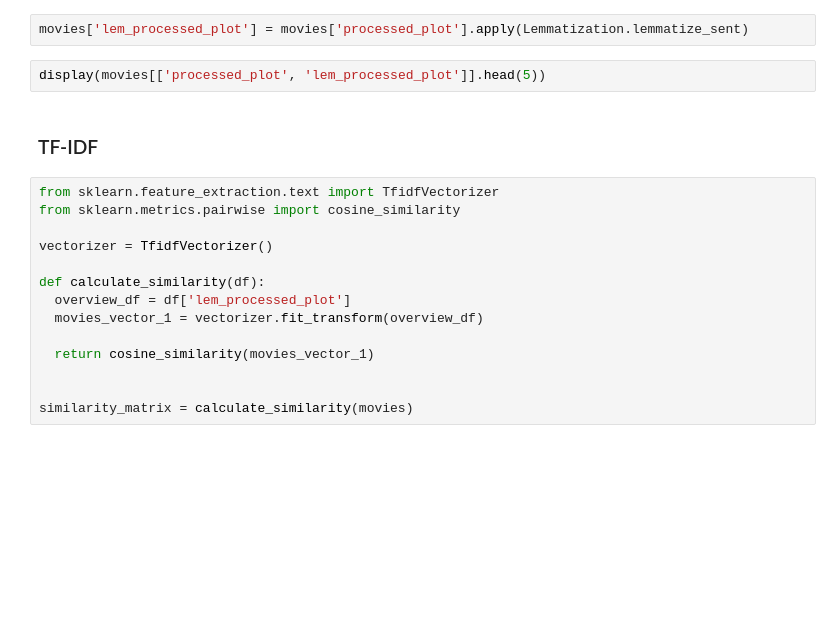
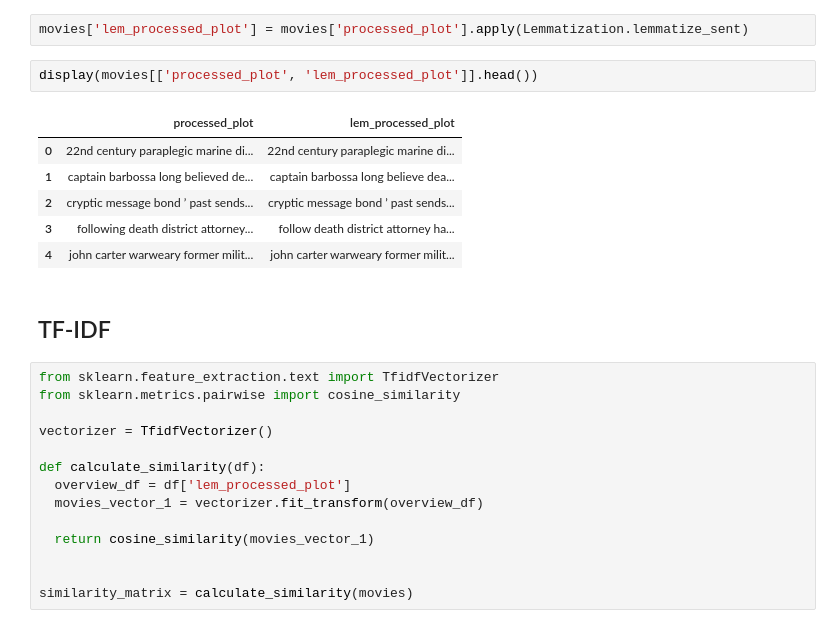
Before and after one commit to Konstantina5/DWS-Movie_Recommendation_System, a Jupyter notebook: NLP_Movie_Recommender.ipynb, the cells around one changed output. Drawn from its saved outputs; the diff is of its cells as text; blank space fills up the shorter version.

```diff
--- a/NLP_Movie_Recommender.ipynb
+++ b/NLP_Movie_Recommender.ipynb
@@ -79,9 +123,16 @@ display(movies[['overview', 'processed_plot']].head(5))
 # %%
 movies['lem_processed_plot'] = movies['processed_plot'].apply(Lemmatization.lemmatize_sent)
 # %%
-display(movies[['processed_plot', 'lem_processed_plot']].head(5))
+display(movies[['processed_plot', 'lem_processed_plot']].head())
+# %% [output]
+|  | processed_plot | lem_processed_plot |
+| 0 | 22nd century paraplegic marine di... | 22nd century paraplegic marine di... |
+| 1 | captain barbossa long believed de... | captain barbossa long believe dea... |
+| 2 | cryptic message bond ’ past sends... | cryptic message bond ’ past sends... |
+| 3 | following death district attorney... | follow death district attorney ha... |
+| 4 | john carter warweary former milit... | john carter warweary former milit... |
 # %% [markdown]
-### TF-IDF
+## TF-IDF
 # %%
 from sklearn.feature_extraction.text import TfidfVectorizer
 from sklearn.metrics.pairwise import cosine_similarity
```
Also changed, not shown: parts of 46 cells of this notebook.
